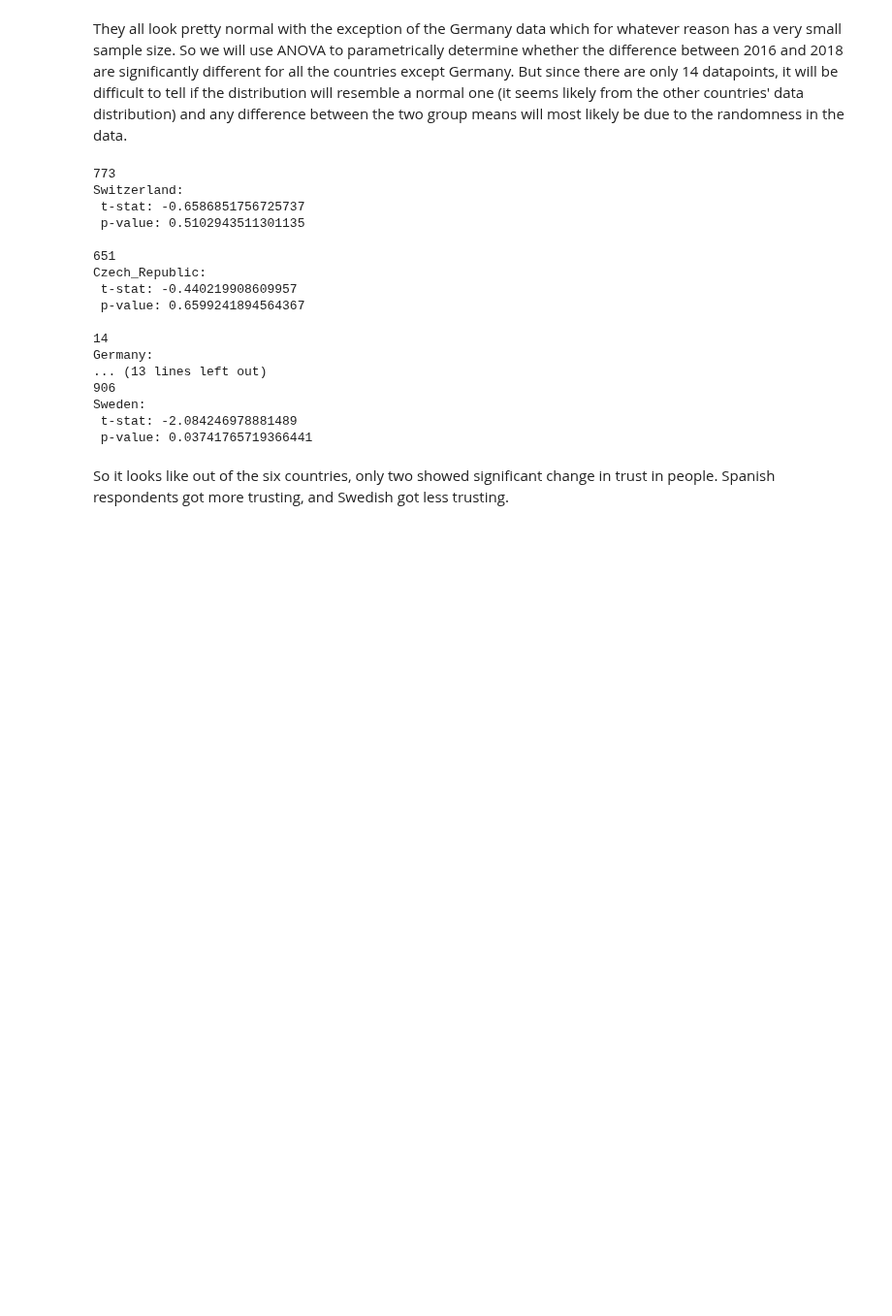
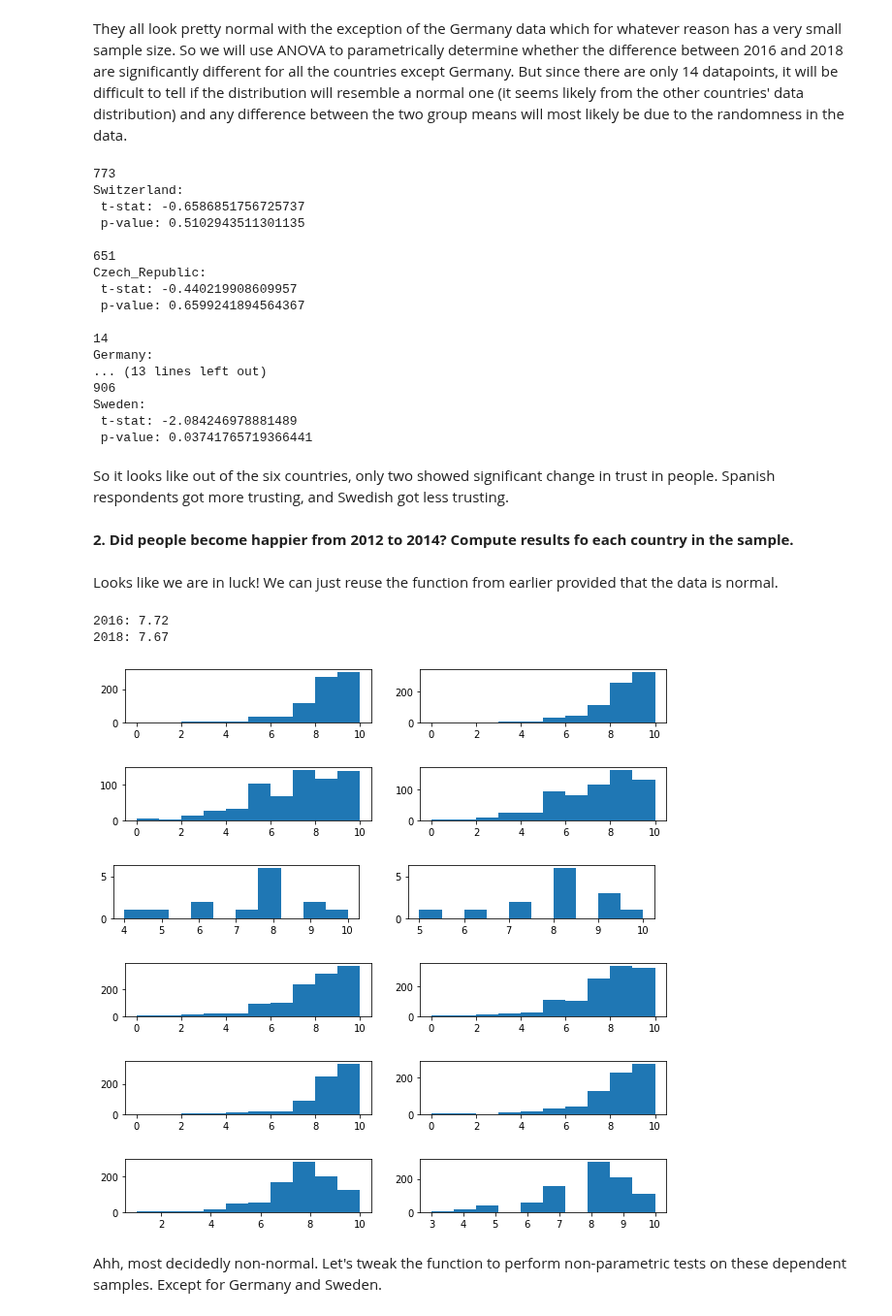
Before and after one commit to 26Jinx/Thinkful, a Jupyter notebook: Unit5/5_Advanced_Experimentation/Challenge.ipynb, the cells around one changed output. Shown at 97% size. Drawn from its saved outputs; the diff is of its cells as text; code cells hidden in the pictures; blank space fills up the shorter version.

```diff
--- a/Unit5/5_Advanced_Experimentation/Challenge.ipynb
+++ b/Unit5/5_Advanced_Experimentation/Challenge.ipynb
@@ -138,3 +138,52 @@ Sweden:
  p-value: 0.03741765719366441
 # %% [markdown]
 So it looks like out of the six countries, only two showed significant change in trust in people. Spanish respondents got more trusting, and Swedish got less trusting.
+# %% [markdown]
+__2. Did people become happier from 2012 to 2014? Compute results fo each country in the sample.__
+# %% [markdown]
+Looks like we are in luck! We can just reuse the function from earlier provided that the data is normal.
+# %%
+# first let's see how the happiness score fared overall between 2016 and 2018
+happy_2016 = ess['happy'].loc[ess['year'] == 6].mean()
+happy_2018 = ess['happy'].loc[ess['year'] == 7].mean()
+print('2016: %0.2f\n2018: %0.2f' % (happy_2016, happy_2018))
+# %% [output]
+2016: 7.72
+2018: 7.67
+# %%
+# visual check for normality
+def plot_normal(country, column):
+
+    abbrev = {'Switzerland'   : 'CH',
+              'Czech_Republic': 'CZ',
+              'Germany'       : 'DE',
+              'Spain'         : 'ES',
+              'Norway'        : 'NO',
+              'Sweden'        : 'SE'}
+
+    metric_2016 = ess['happy'].loc[(ess['cntry'] == abbrev[country]) & (ess['year'] == 6)].dropna()
+    metric_2018 = ess['happy'].loc[(ess['cntry'] == abbrev[country]) & (ess['year'] == 7)].dropna()
+
+    plt.subplots(1, 2, figsize=(10, 1))
+    plt.subplot(121)
+    plt.hist(metric_2016)
+    plt.subplot(122)
+    plt.hist(metric_2018)
+    plt.show()
+
+
+plot_normal('Switzerland', 'happy')
+plot_normal('Czech_Republic', 'happy')
+plot_normal('Germany', 'happy')
+plot_normal('Spain', 'happy')
+plot_normal('Norway', 'happy')
+plot_normal('Sweden', 'happy')
+# %% [output]
+[figure, added]
+[figure, added]
+[figure, added]
+[figure, added]
+[figure, added]
+[figure, added]
+# %% [markdown]
+Ahh, most decidedly non-normal. Let's tweak the function to perform non-parametric tests on these dependent samples. Except for Germany and Sweden.
```
Also changed, not shown: parts of 3 cells of this notebook.
